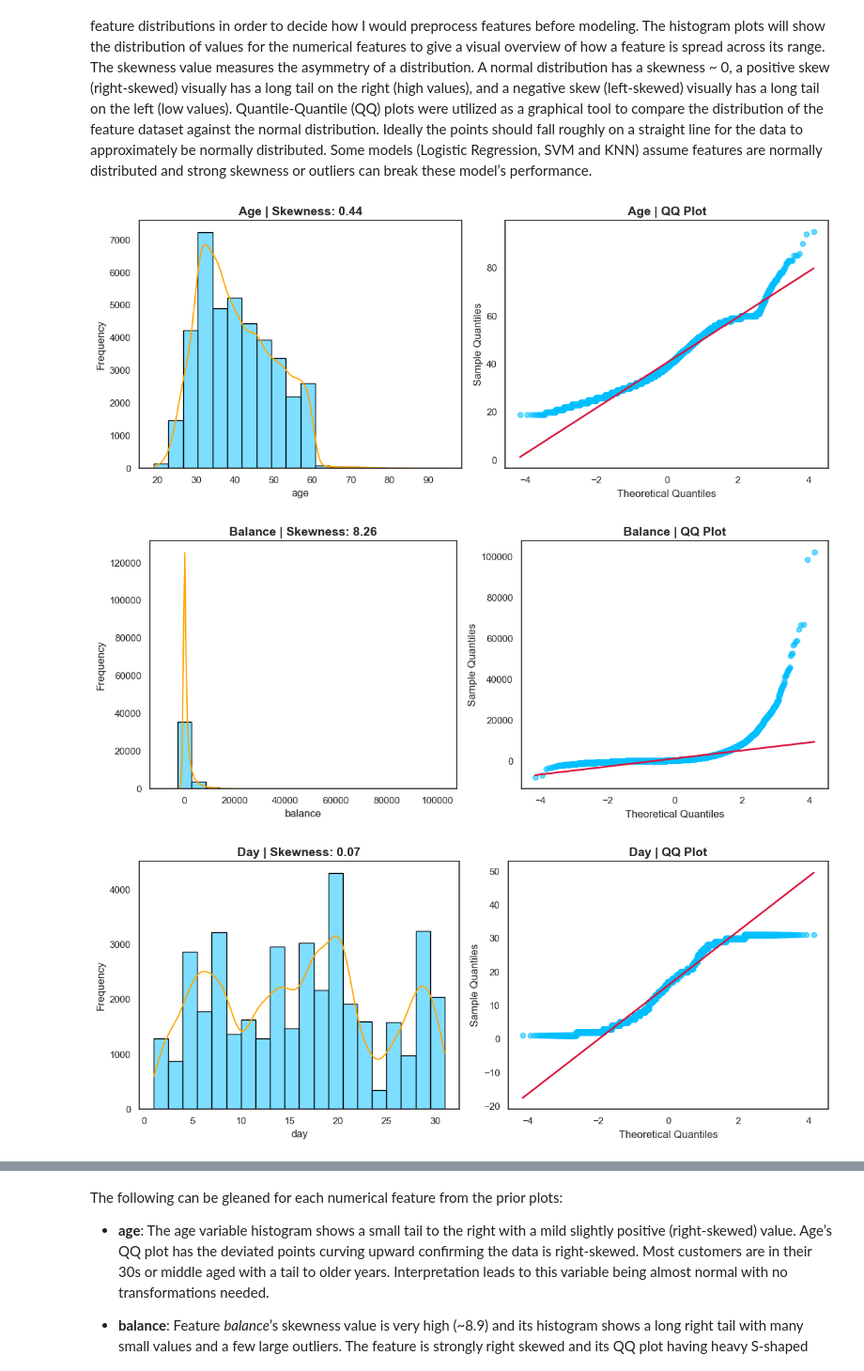
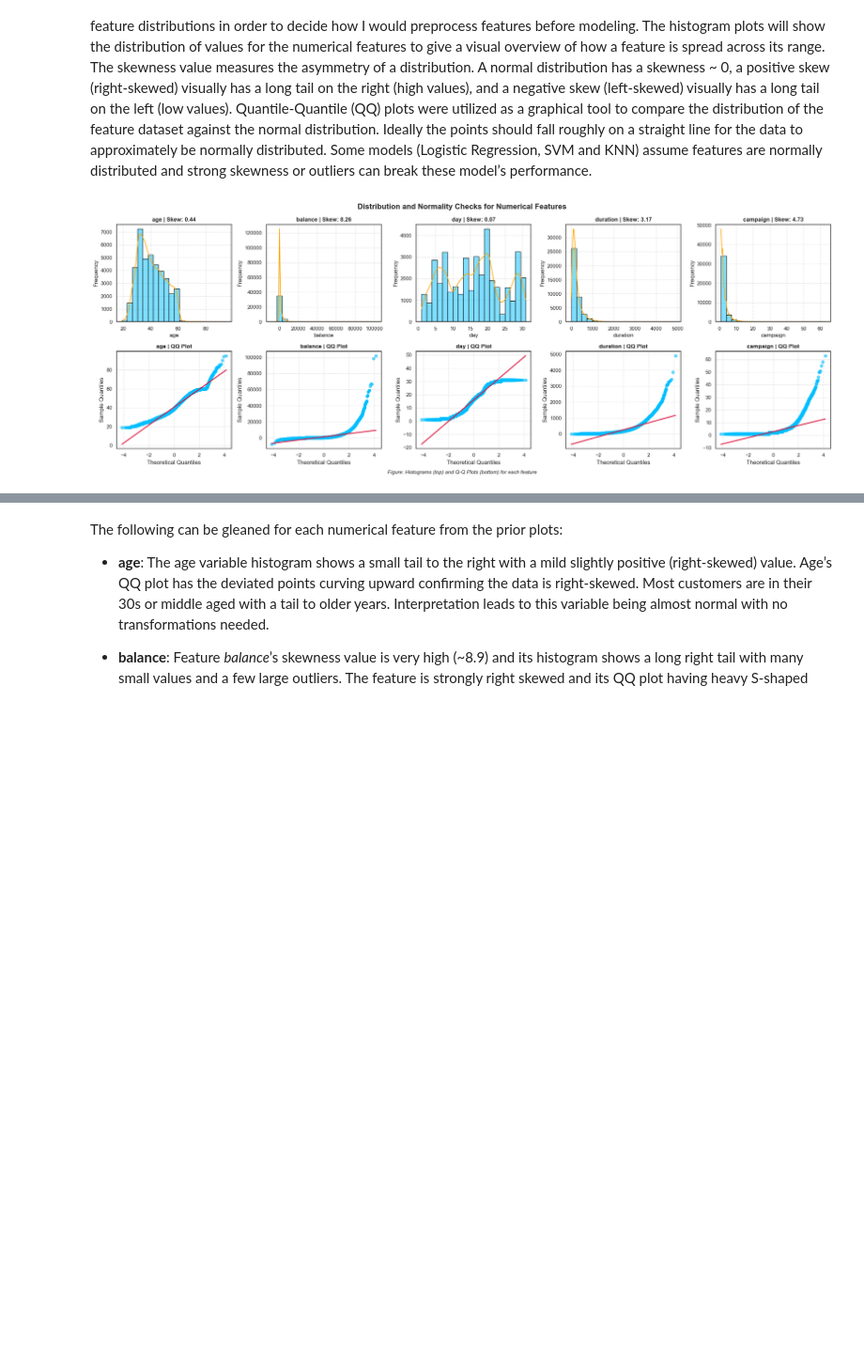
Before and after one commit to Sooihk/Apziva-Project-Term-Deposit-Marketing, a Jupyter notebook: notebooks/term_deposit_marketing.ipynb, the cells around one changed output, grey strips where cells are left out. Shown at 94% size. Drawn from its saved outputs; the diff is of its cells as text; code cells hidden in the pictures; blank space fills up the shorter version.

```diff
--- a/notebooks/term_deposit_marketing.ipynb
+++ b/notebooks/term_deposit_marketing.ipynb
@@ -183,42 +186,47 @@ The following plots display the skewness value, histogram shape and Q-Q plot sha
 # %%
 import scipy.stats as stats
 
 # Updated function with bright blue QQ scatterpoints and custom KDE line
 def check_skewness_and_qqplots(term_deposit, numerical_cols):
     sns.set_theme(style="white")
+    fig, axes = plt.subplots(2,5, figsize=(22,8))
+    axes = axes.flatten()
 
-    for col in numerical_cols:
+    for i, col in enumerate(numerical_cols):
         skew_val = term_deposit[col].skew()
 
-        fig, axs = plt.subplots(1, 2, figsize=(12, 5))
-
         # Histogram with KDE and custom colors
-        sns.histplot(term_deposit[col], bins=20, kde=True, ax=axs[0],
+        sns.histplot(term_deposit[col], bins=20, kde=True, ax=axes[i],
                      color='deepskyblue', edgecolor='black', stat='count')
 
         # Modify KDE line color manually if present
-        if axs[0].lines:
-            axs[0].lines[0].set_color('orange')  # change KDE line color
+        if axes[i].lines:
+            axes[i].lines[0].set_color('orange')  # change KDE line color
 
-        axs[0].set_title(f'{col.capitalize()} | Skewness: {skew_val:.2f}', fontsize=14, fontweight='bold')
-        axs[0].set_xlabel(col, fontsize=12)
-        axs[0].set_ylabel("Frequency", fontsize=12)
+        axes[i].set_title(f'{col} | Skew: {skew_val:.2f}', fontsize=12, fontweight='bold')
+        axes[i].set_xlabel(col)
+        axes[i].set_ylabel("Frequency")
+        axes[i].grid(True, linestyle='--', alpha=0.6)
 
         # QQ Plot with bright blue scatterpoints and crimson line
         (osm, osr), (slope, intercept, r) = stats.probplot(term_deposit[col], dist="norm")
 
-        axs[1].scatter(osm, osr, color='deepskyblue', alpha=0.6)
-        axs[1].plot(osm, slope * osm + intercept, color='crimson', linewidth=2)
-        axs[1].set_title(f'{col.capitalize()} | QQ Plot', fontsize=14, fontweight='bold')
-        axs[1].set_xlabel("Theoretical Quantiles", fontsize=12)
-        axs[1].set_ylabel("Sample Quantiles", fontsize=12)
+        axes[i+5].scatter(osm, osr, color='deepskyblue', alpha=0.6)
+        axes[i+5].plot(osm, slope * osm + intercept, color='crimson', linewidth=2)
+        axes[i+5].set_title(f'{col} | QQ Plot', fontsize=12, fontweight='bold')
+        axes[i+5].set_xlabel("Theoretical Quantiles")
+        axes[i+5].set_ylabel("Sample Quantiles")
+        axes[i+5].grid(True, linestyle='--', alpha=0.6)
 
-        plt.tight_layout()
-        plt.show()
+    # Adjust layout
+    fig.suptitle("Distribution and Normality Checks for Numerical Features", fontsize=16, fontweight='bold')
+    #fig.tight_layout(rect=[0, 0, 1, 0.95])
+    fig.text(0.5, -0.01, 'Figure: Histograms (top) and Q-Q Plots (bottom) for each feature',
+             ha='center', fontsize=11, style='italic')
+    plt.tight_layout()
+    plt.show()
 
 # Run the customized function
 check_skewness_and_qqplots(term_deposit, numerical_cols)
 # %% [output]
-[figure, old version]
+[figure, new version]
-[figure, removed]
-[figure, removed]
```
Also changed, not shown: parts of 9 cells of this notebook.
